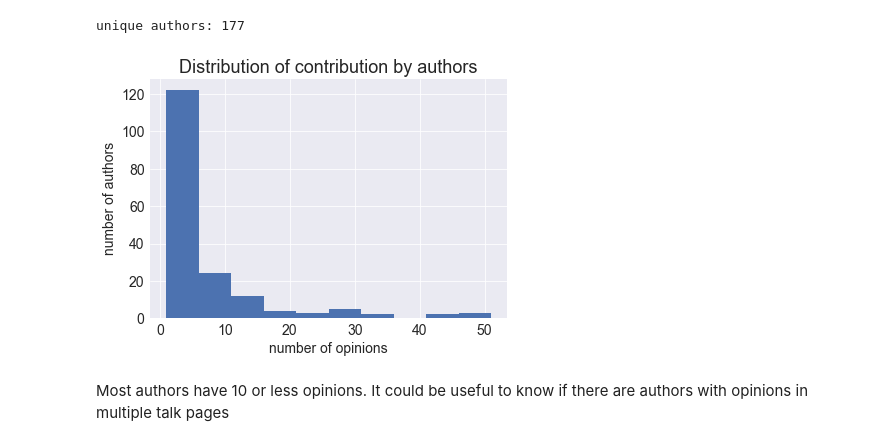
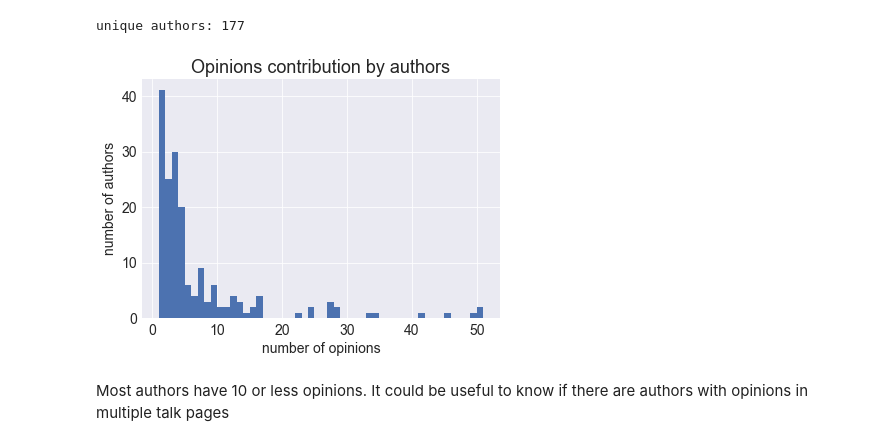
Before and after one commit to espol-cti/cwdiscussions, a Jupyter notebook: identify opinion types.ipynb, the cells around one changed output. Cells and saved outputs as stored; diff of their text form; code cells hidden in the pictures.

```diff
--- a/identify opinion types.ipynb
+++ b/identify opinion types.ipynb
@@ -76,12 +70,12 @@ unique authors: 177
 # %%
 discussion_pereditor= ds.groupby('contributor').size()
 discussion_pereditor= discussion_pereditor.sort_values(ascending=False)
-discussion_pereditor.hist()
+discussion_pereditor.hist(bins=50)
 plt.xlabel('number of opinions')
 plt.ylabel('number of authors')
-plt.title('Distribution of contribution by authors')
-plt.savefig('output/authorcontribdist.eps', format='eps')
+plt.title('Opinions contribution by authors')
+plt.savefig('output/opauthorcontribdist.eps', format='eps')
 # %% [output]
-[figure, old version]
+[figure, new version]
 # %% [markdown]
 Most authors have 10 or less opinions.  It could be useful to know if there are authors with opinions in multiple talk pages
```
Also changed, not shown: parts of 27 cells of this notebook, 10 other files.
